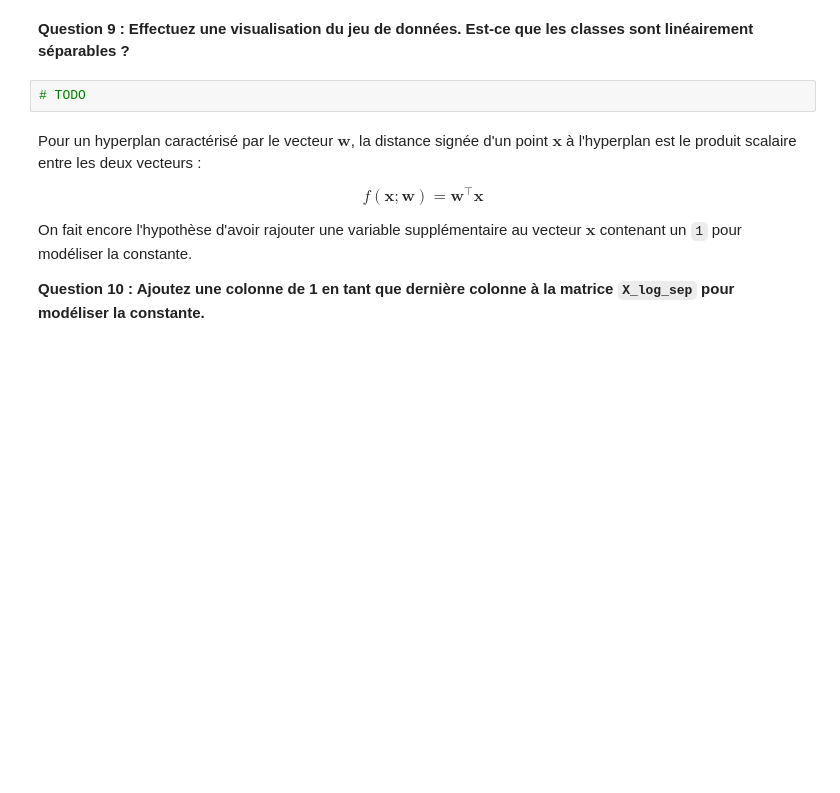
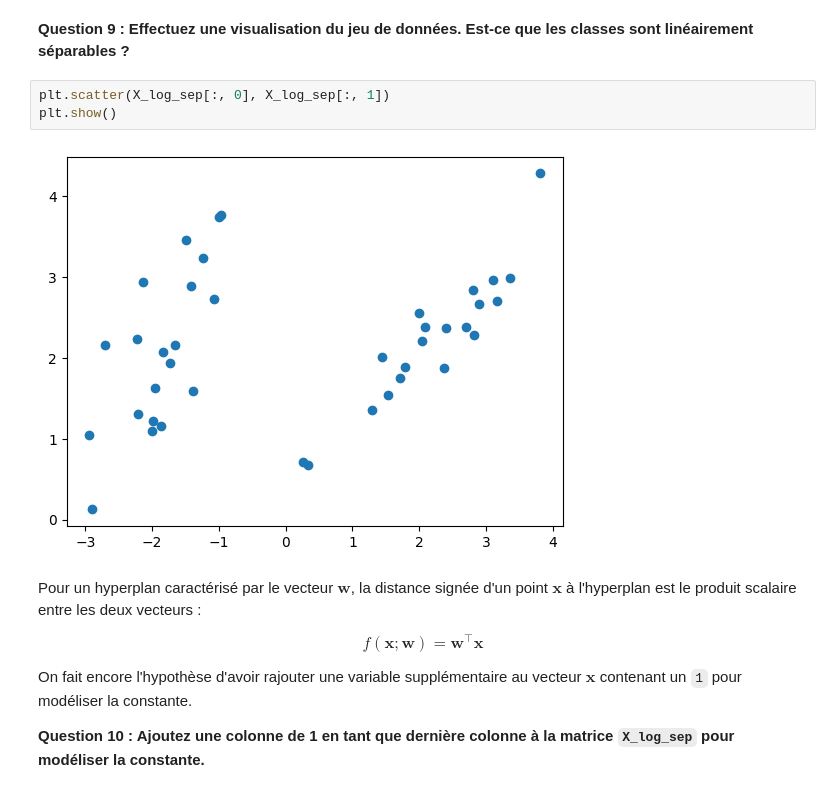
Before and after one commit to tom-lebesnerais/jupyter_notebook, a Jupyter notebook: notebooks/Exercices - NumPy - Sujet.ipynb, the cells around one changed output. Cells and saved outputs as stored; diff of their text form; blank space fills up the shorter version.

```diff
--- a/notebooks/Exercices - NumPy - Sujet.ipynb
+++ b/notebooks/Exercices - NumPy - Sujet.ipynb
@@ -211,7 +240,10 @@ Deux variables Python ont été créées :
 # %% [markdown]
 **Question 9 : Effectuez une visualisation du jeu de données. Est-ce que les classes sont linéairement séparables ?**
 # %%
-# TODO
+plt.scatter(X_log_sep[:, 0], X_log_sep[:, 1])
+plt.show()
+# %% [output]
+[figure, added]
 # %% [markdown]
 Pour un hyperplan caractérisé par le vecteur $\mathbf{w}$, la distance signée d'un point $\mathbf{x}$ à l'hyperplan est le produit scalaire entre les deux vecteurs :
 
```
Also changed, not shown: parts of 8 cells of this notebook, 1 other file.
